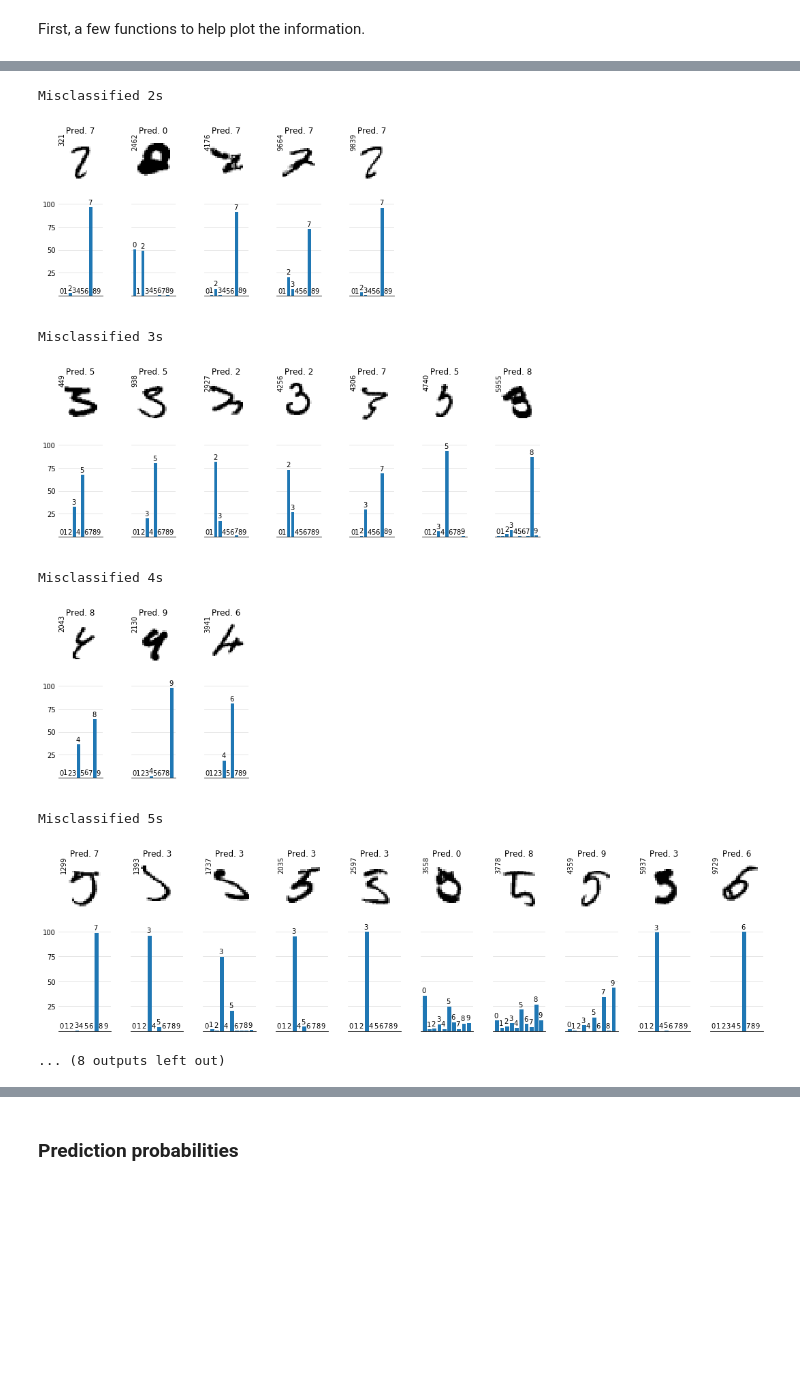
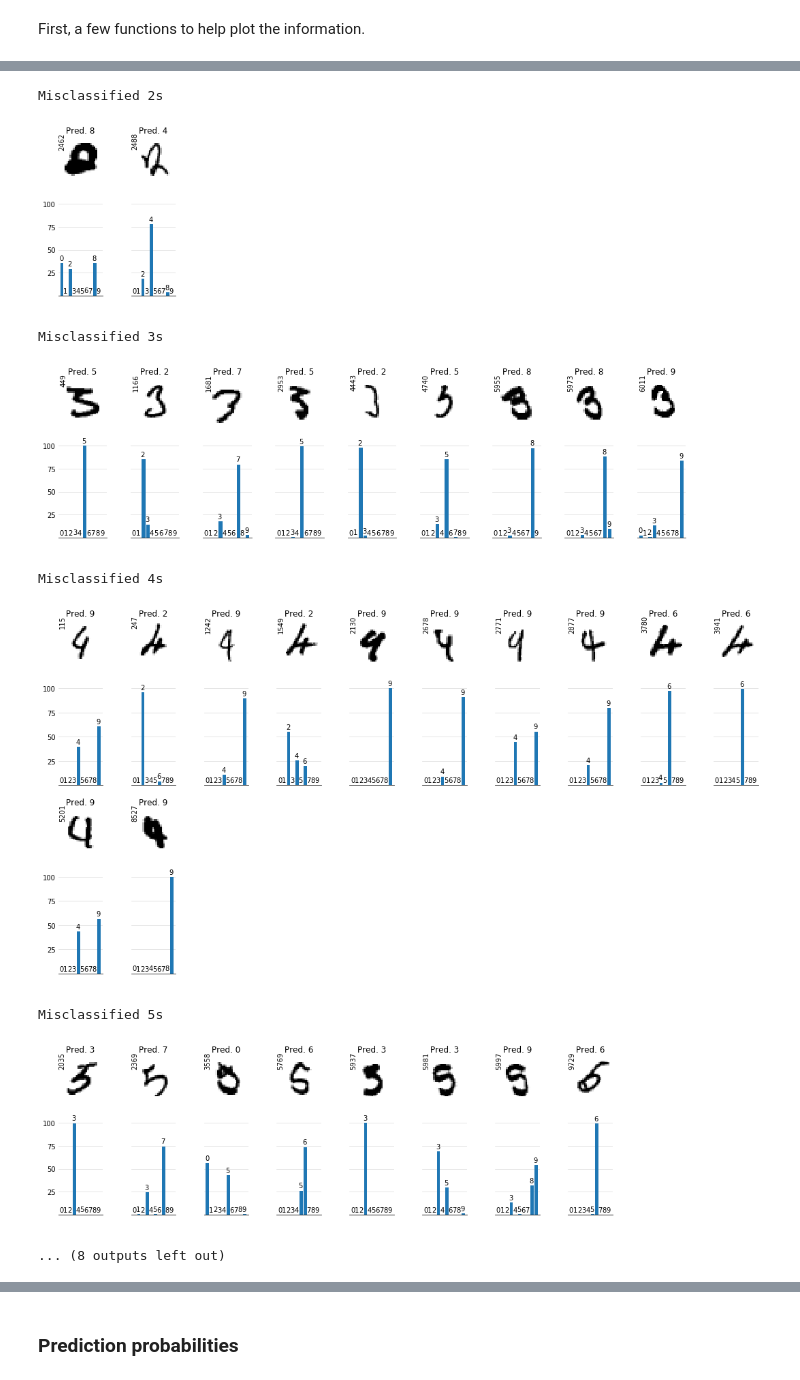
Before and after one commit to fau-masters-collected-works-cgarbin/cap6618-computer-vision, a Jupyter notebook: module5/CAP6618_PP3_final_cgarbin.ipynb, the cells around one changed output, grey strips where cells are left out. Cells and saved outputs as stored; diff of their text form; code cells hidden in the pictures; blank space fills up the shorter version.

Commit message:
Fix configuration of LeNet-5 and add batch normalization

```diff
--- a/module5/CAP6618_PP3_final_cgarbin.ipynb
+++ b/module5/CAP6618_PP3_final_cgarbin.ipynb
@@ -471,7 +535,7 @@ Because of the long run times, it is likely that we had to stop notebook at one
 Load the best model from the disk to continue with this section.
 # %%
 from keras.models import load_model
-model = load_model('lenet-like-with-dropout-early-stopping.h5')
+model = load_model('lenet-like-with-batch-normalization-early-stopping.h5')
 # %% [markdown]
 ## Step 7a: Visualize the model
 # %%
@@ -680,8 +749,12 @@ def draw_digits(digit_indices):
     plt.show()
 # %%
 # Get indices of all misclassified instances
-all_misclassified_indices = [i for i in np.arange(len(predicted_class)) if predicted_class[i] != actual_class_label[i]]
-print('Found {} misclassified instances'.format(len(all_misclassified_indices)))  # Must match the confusion matrix above
+all_misclassified_indices = [i for i in np.arange(len(predicted_class))
+                             if predicted_class[i] != actual_class_label[i]]
+
+# Sanity check - must match the confusion matrix above
+assert len(all_misclassified_indices) == sum(conf_mx_misclassifications.sum(axis=0))
+print('Found {} misclassified instances'.format(len(all_misclassified_indices)))
 
 # Show each class (digit) separately
 for digit in range(NUM_CLASSES):
@@ -699,10 +772,10 @@ Misclassified 1s
 Misclassified 2s
-[figure, old version]
+[figure, new version]
 Misclassified 3s
-[figure, old version]
+[figure, new version]
 Misclassified 4s
-[figure, old version]
+[figure, new version]
 Misclassified 5s
-[figure, old version]
+[figure, new version]
 ... (8 outputs left out)
 # %% [markdown]
```
Also changed, not shown: parts of 30 cells of this notebook.
